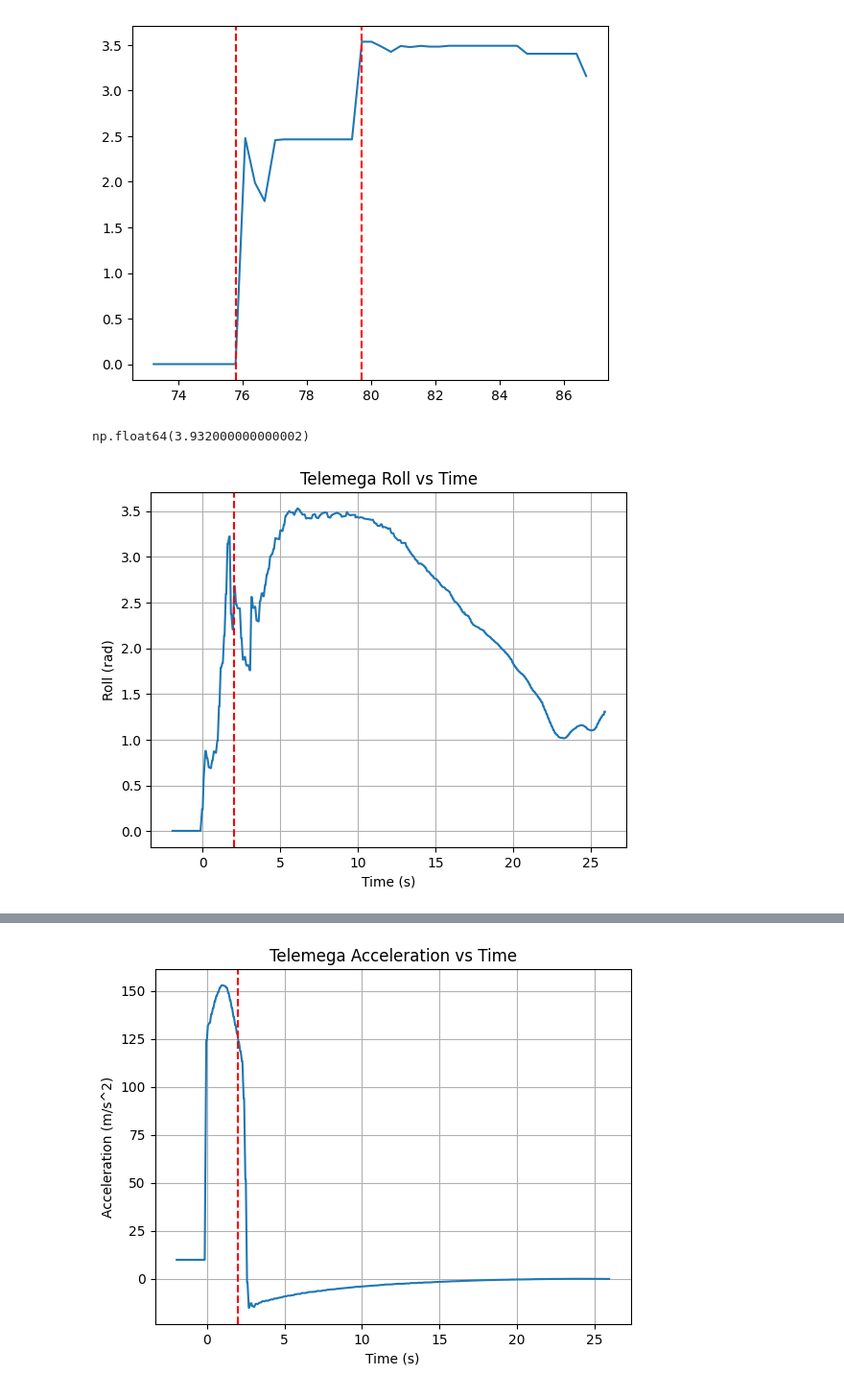
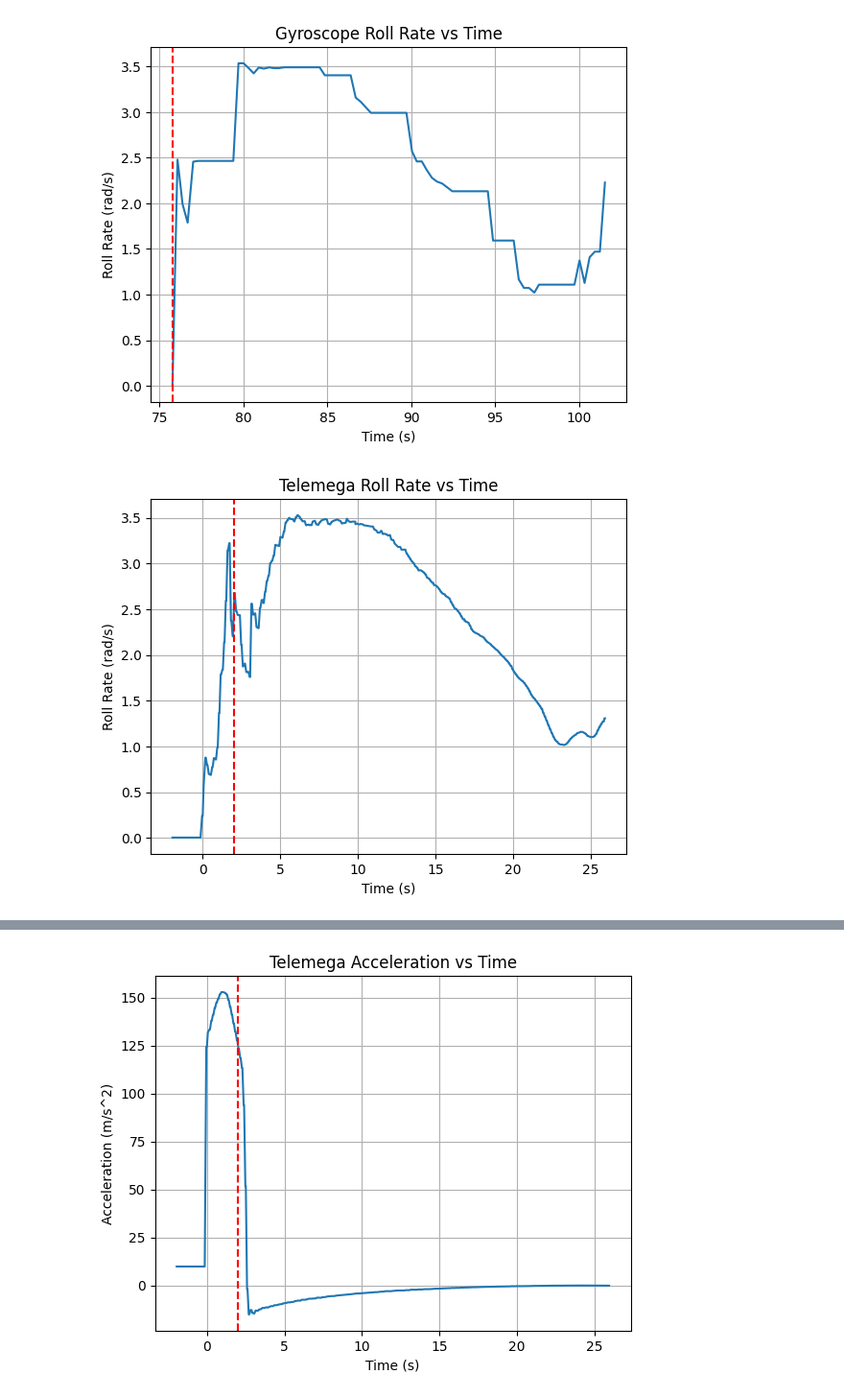
Before and after one commit to dssong2/HAL-1-Data-Analysis, a Jupyter notebook: analysis/dan_analysis.ipynb, the cells around one changed output, grey strips where cells are left out. Shown at 96% size. Saved outputs shown, nothing was run; the diff lists cells and outputs as text; code cells hidden in the pictures.

Commit message:
new plots

```diff
--- a/analysis/dan_analysis.ipynb
+++ b/analysis/dan_analysis.ipynb
@@ -4,0 +11,27 @@ import numpy as np
+# %%
+alt_t = alt['relseconds'].to_numpy()
+alt_t = alt_t - alt_t[0]
+altitude = alt['data'].to_numpy()
+
+launch_idx1 = np.argmax(altitude > 0.0) - 1
+launch_time = alt_t[launch_idx1]
+apogee_idx = np.argmax(altitude)
+
+telemega_time = telemega['time']
+telemega_altitude = telemega['altitude']
+telemega_speed = telemega['speed']
+
+telemega_altitude = telemega_altitude - telemega_altitude[0]
+launch_idx2 = np.argmax(telemega_speed > 1.0)
+apogee = telemega_altitude.idxmax()
+
+plt.figure()
+plt.plot(alt_t[launch_idx1:apogee_idx] - alt_t[launch_idx1], altitude[launch_idx1:apogee_idx])
+plt.plot(telemega_time[launch_idx2:apogee], telemega_altitude[launch_idx2:apogee])
+plt.xlabel('Time (s)')
+plt.ylabel('Altitude (m)')
+plt.title('Barometric Altitude vs Time')
+plt.grid(True)
+plt.show()
+
+print(f"Apogee Altitude: {altitude[apogee_idx]:.2f} m")
@@ -5,22 +143,22 @@ import numpy as np
 # %%
-gyro = pd.read_csv('data/19-06-2026-00-44-18-0xB1-0-Primary Gyroscope.csv')
+gyro = pd.read_csv(root + 'data/19-06-2026-00-44-18-0xB1-0-Primary Gyroscope.csv')
 gyro_t = gyro['relseconds'].to_numpy()
 gyro_t = gyro_t - gyro_t[0]
 gyro_x = gyro['x'].to_numpy()
 gyro_y = gyro['y'].to_numpy()
 gyro_z = gyro['z'].to_numpy()
-
 plt.figure()
-plt.plot(gyro_t[240:285], np.deg2rad(gyro_z)[240:285])
-plt.axvline(x=gyro_t[248], color='r', linestyle='--')
-plt.axvline(x=gyro_t[261], color='r', linestyle='--')
+# plt.plot(gyro_t[240:285], np.deg2rad(gyro_z)[240:285])
+plt.plot(gyro_t[launch_idx1:apogee_idx], np.deg2rad(gyro_z)[launch_idx1:apogee_idx])
+plt.axvline(x=launch_time, color='r', linestyle='--')
+plt.xlabel('Time (s)')
+plt.ylabel('Roll Rate (rad/s)')
+plt.title('Gyroscope Roll Rate vs Time')
+plt.grid(True)
 plt.show()
-gyro_t[261] - gyro_t[248]
 # %% [output]
-[figure, old version]
+[figure, new version]
-np.float64(3.932000000000002)
 # %%
-telemega = pd.read_csv('data/telemega.csv')
 telemega_roll = telemega['gyro_roll']
 telemega_altitude = telemega['altitude']
 telemega_speed = telemega['speed']
@@ -32,11 +170,11 @@ apogee = telemega_altitude.idxmax()
 plt.figure()
 plt.plot(telemega_time[:apogee], np.deg2rad(telemega_roll[:apogee]))
 plt.xlabel('Time (s)')
-plt.ylabel('Roll (rad)')
-plt.title('Telemega Roll vs Time')
+plt.ylabel('Roll Rate (rad/s)')
+plt.title('Telemega Roll Rate vs Time')
 plt.grid(True)
 # plt.plot(telemega_time[:apogee], telemega_speed[:apogee])
 plt.axvline(x=2.0, color='r', linestyle='--')
 plt.show()
 # %% [output]
-[figure, old version]
+[figure, new version]
```
Also changed, not shown: parts of 9 cells of this notebook, 1 other file.
